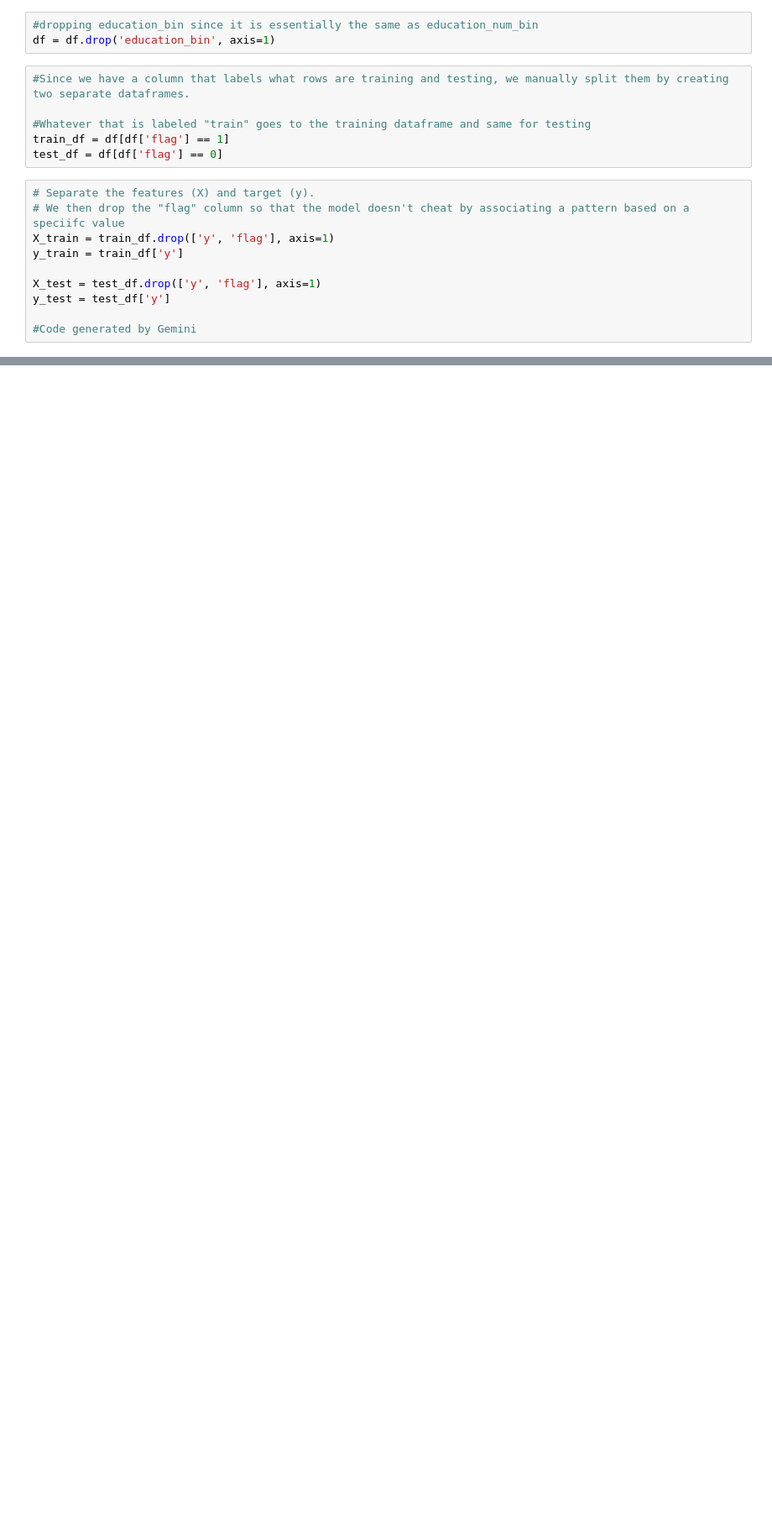
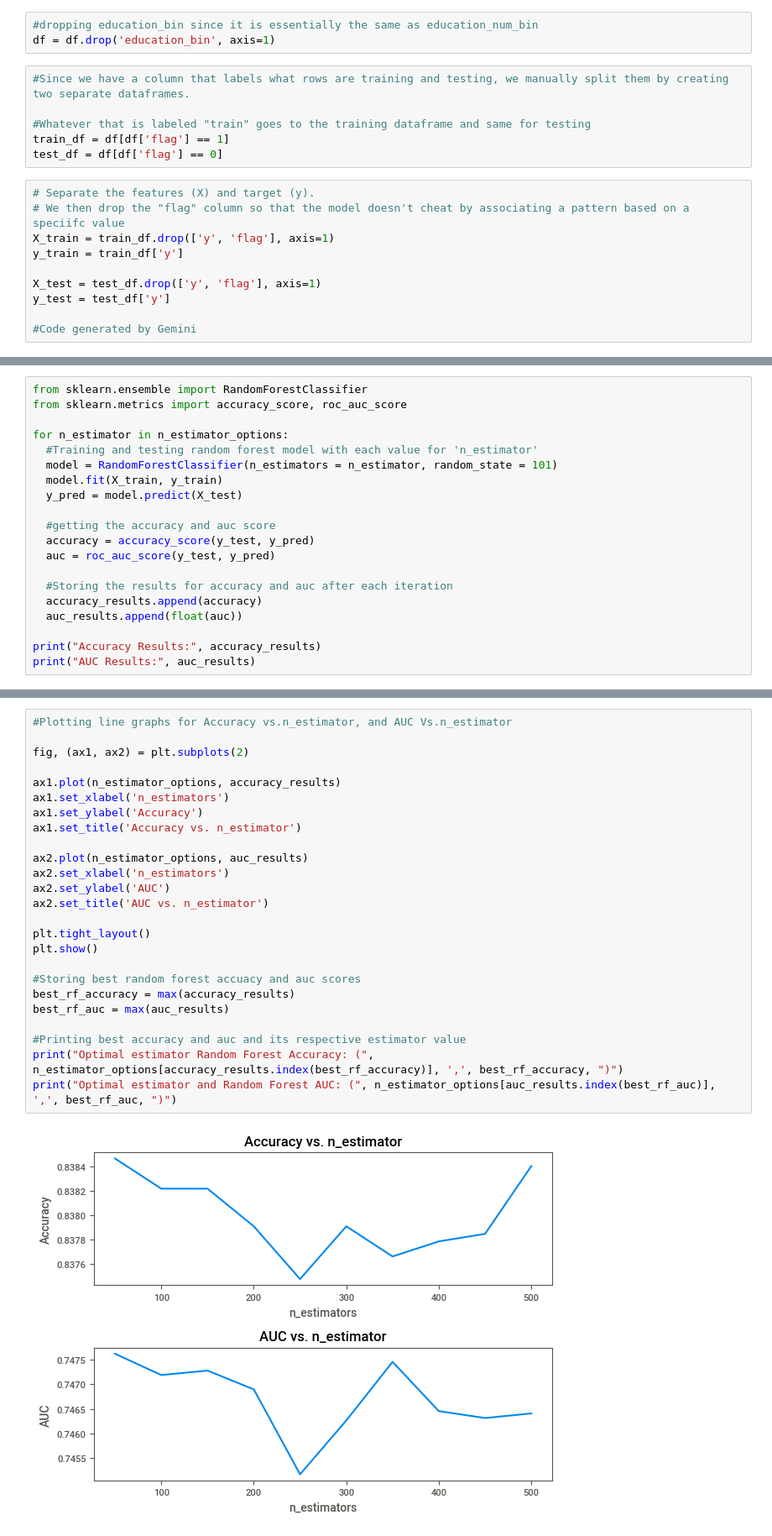
Before and after one commit to Sarkis55/CA04---Ensemble_Learning_Census_Data, a Jupyter notebook: CA04_Ensemble_Learning.ipynb, the cells around one changed output, grey strips where cells are left out. Shown at 84% size. Saved outputs shown, nothing was run; the diff lists cells and outputs as text; blank space fills up the shorter version.

```diff
--- a/CA04_Ensemble_Learning.ipynb
+++ b/CA04_Ensemble_Learning.ipynb
@@ -162,0 +184,20 @@ y_test = test_df['y']
+# %%
+from sklearn.ensemble import RandomForestClassifier
+from sklearn.metrics import accuracy_score, roc_auc_score
+
+for n_estimator in n_estimator_options:
+  #Training and testing random forest model with each value for 'n_estimator'
+  model = RandomForestClassifier(n_estimators = n_estimator, random_state = 101)
+  model.fit(X_train, y_train)
+  y_pred = model.predict(X_test)
+
+  #getting the accuracy and auc score
+  accuracy = accuracy_score(y_test, y_pred)
+  auc = roc_auc_score(y_test, y_pred)
+
+  #Storing the results for accuracy and auc after each iteration
+  accuracy_results.append(accuracy)
+  auc_results.append(float(auc))
+
+print("Accuracy Results:", accuracy_results)
+print("AUC Results:", auc_results)
@@ -162,0 +207,27 @@ y_test = test_df['y']
+# %%
+#Plotting line graphs for Accuracy vs.n_estimator, and AUC Vs.n_estimator
+
+fig, (ax1, ax2) = plt.subplots(2)
+
+ax1.plot(n_estimator_options, accuracy_results)
+ax1.set_xlabel('n_estimators')
+ax1.set_ylabel('Accuracy')
+ax1.set_title('Accuracy vs. n_estimator')
+
+ax2.plot(n_estimator_options, auc_results)
+ax2.set_xlabel('n_estimators')
+ax2.set_ylabel('AUC')
+ax2.set_title('AUC vs. n_estimator')
+
+plt.tight_layout()
+plt.show()
+
+#Storing best random forest accuacy and auc scores
+best_rf_accuracy = max(accuracy_results)
+best_rf_auc = max(auc_results)
+
+#Printing best accuracy and auc and its respective estimator value
+print("Optimal estimator Random Forest Accuracy: (", n_estimator_options[accuracy_results.index(best_rf_accuracy)], ',', best_rf_accuracy, ")")
+print("Optimal estimator and Random Forest AUC: (", n_estimator_options[auc_results.index(best_rf_auc)], ',', best_rf_auc, ")")
+# %% [output]
+[figure, added]
```
Also changed, not shown: parts of 11 cells of this notebook.
